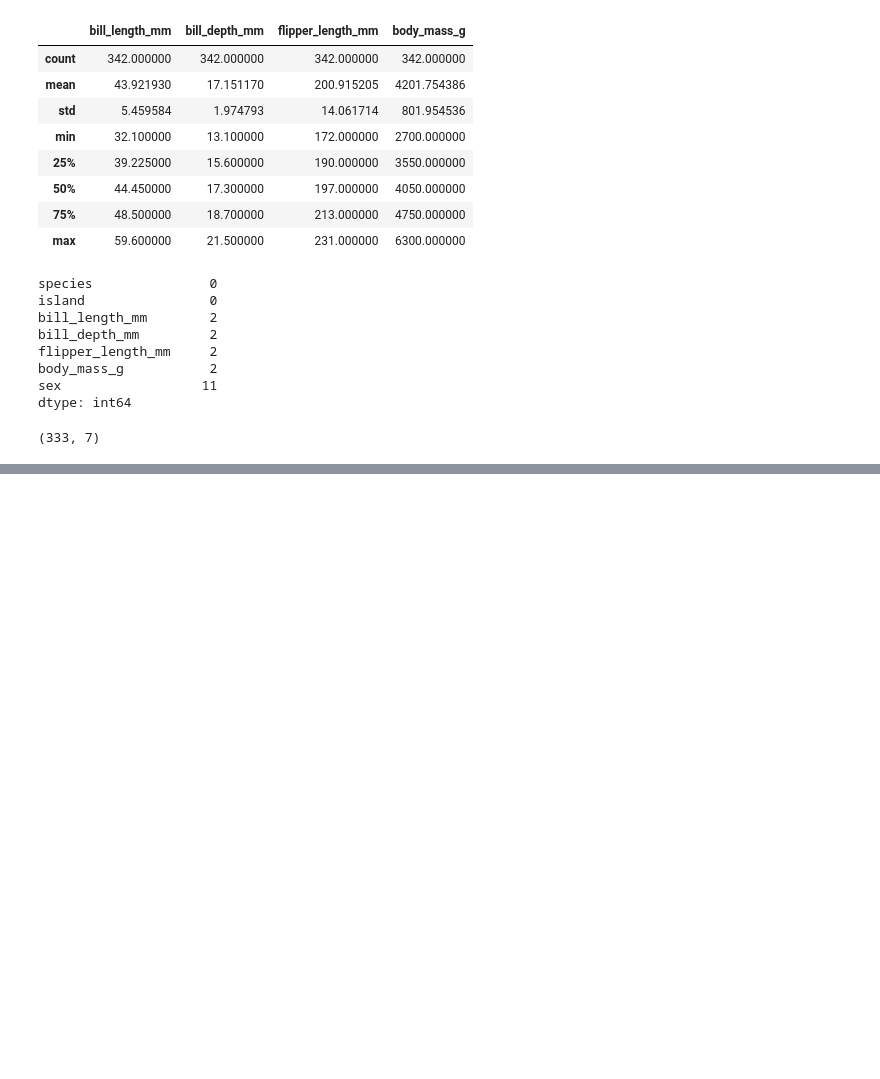
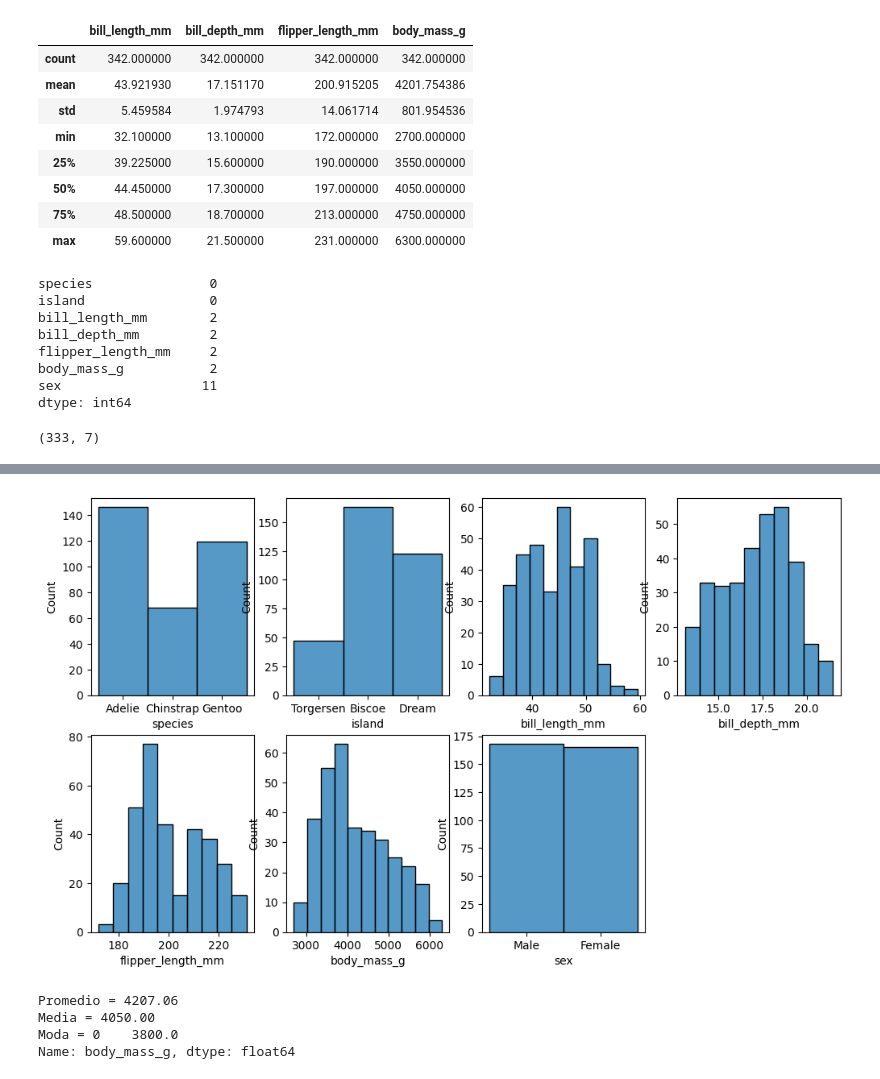
Before and after one commit to DanyHidalgo/Tarea-1---EML, a Jupyter notebook: Tarea1.2.ipynb, the cells around one changed output, grey strips where cells are left out. Saved outputs shown, nothing was run; the diff lists cells and outputs as text; code cells hidden in the pictures; blank space fills up the shorter version.

```diff
--- a/Tarea1.2.ipynb
+++ b/Tarea1.2.ipynb
@@ -82,0 +107,27 @@ df.shape
+# %%
+rows = 2
+cols = 4
+maxx = 7
+
+plt.figure(figsize=(12,7))
+for i in range(0, rows):
+    for j in range(0, cols):
+        if i*cols+j < maxx:
+            plt.subplot(rows, cols, i*cols+j+1)
+            sns.histplot(data=df, x=df.columns[i*cols+j])
+plt.show()
+# %% [output]
+[figure, added]
+# %%
+mass = df.body_mass_g
+
+promedio = mass.mean()
+media = mass.median()
+moda = mass.mode()
+
+print(f'Promedio = {promedio:.2f} \nMedia = {media:.2f} \nModa = {moda}')
+# %% [output]
+Promedio = 4207.06
+Media = 4050.00
+Moda = 0    3800.0
+Name: body_mass_g, dtype: float64
```
Also changed, not shown: parts of 17 cells of this notebook, 1 other file.
